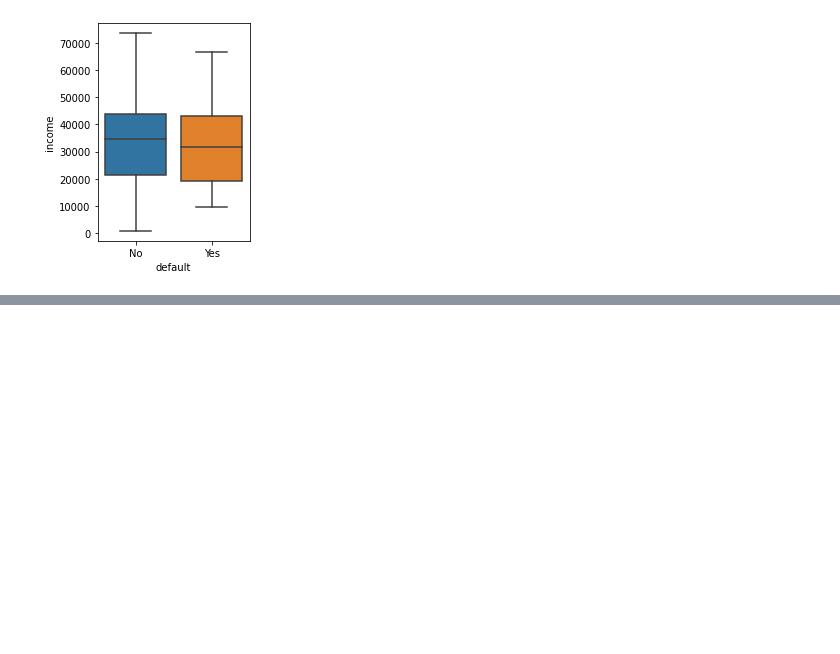
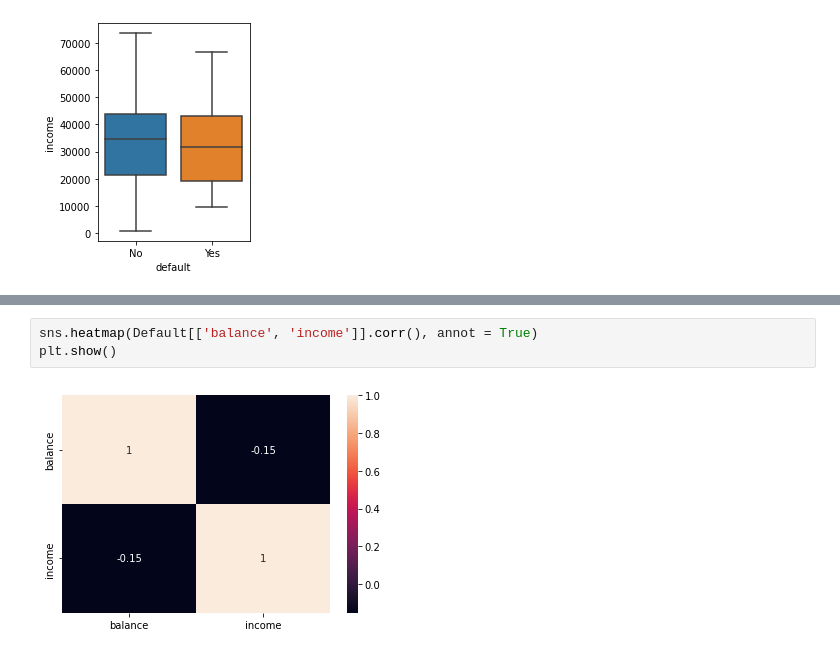
Before and after one commit to Rishiraj-singh7/Financial-data-Analysis, a Jupyter notebook: main.ipynb, the cells around one changed output, grey strips where cells are left out. Cells and saved outputs as stored; diff of their text form; blank space fills up the shorter version.

Commit message:
Heatmap

```diff
--- a/main.ipynb
+++ b/main.ipynb
@@ -102,0 +110,5 @@ plt.show()
+# %%
+sns.heatmap(Default[['balance', 'income']].corr(), annot = True)
+plt.show()
+# %% [output]
+[figure, added]
```
Also changed, not shown: parts of 2 cells of this notebook.
